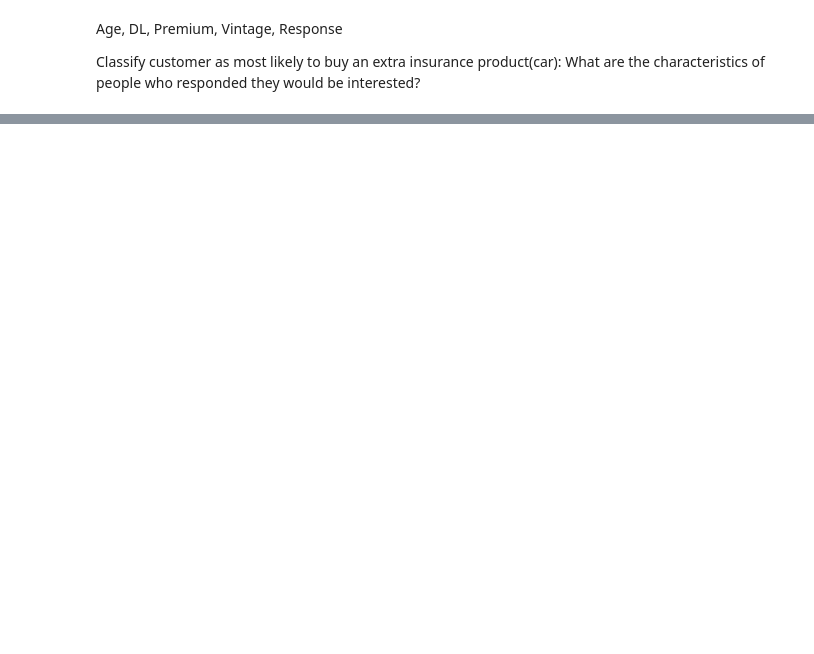
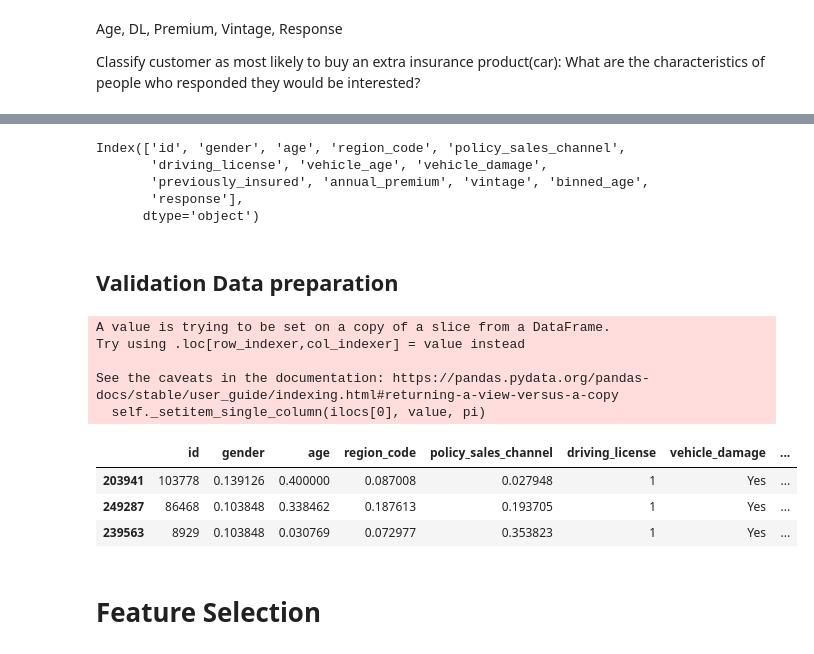
Before and after one commit to fusaa/insurance_cross_sell, a Jupyter notebook: notebook.ipynb, the cells around one changed output, grey strips where cells are left out. Drawn from its saved outputs; the diff is of its cells as text; code cells hidden in the pictures; blank space fills up the shorter version.

```diff
--- a/notebook.ipynb
+++ b/notebook.ipynb
@@ -409,0 +436,56 @@ sns.histplot(data = df, bins = 20)
+# %%
+df_clean.columns
+# %% [output]
+Index(['id', 'gender', 'age', 'region_code', 'policy_sales_channel',
+       'driving_license', 'vehicle_age', 'vehicle_damage',
+       'previously_insured', 'annual_premium', 'vintage', 'binned_age',
+       'response'],
+      dtype='object')
+# %%
+# df_clean.region_code.nunique()  # 53 -
+# df_clean.policy_sales_channel.nunique()  # 151 -
+# df_clean.vehicle_age.nunique()  # 3, continuous - 1,2,3...
+
+# Doing Gender one hot
+t_enc_gender = df_clean.groupby('gender')['response'].mean()
+df_clean.loc[:,'gender'] = df_clean['gender'].map( t_enc_gender)
+
+# Target Encoding Region
+t_enc_region = df_clean.groupby('region_code')['response'].mean()
+df_clean.loc[:, 'region_code'] = df_clean['region_code'].map(t_enc_region)
+
+# One Hot Encoding Vehicle
+df_clean = pd.get_dummies(df_clean, prefix='vehicle_age', columns = ['vehicle_age'])
+
+# Frequency Encoding Policy Channel
+# group by var and count # of examples.
+fr_policy_sales_channel = df_clean.groupby('policy_sales_channel').size() / len(df_clean)
+df_clean.loc[:,'policy_sales_channel'] = df_clean['policy_sales_channel'].map(fr_policy_sales_channel)
+# %% [markdown]
+## Validation Data preparation
+# %%
+# gender
+x_val.loc[:,'gender'] = x_val.loc[:,'gender'].map( t_enc_gender)
+
+# Target Encoding Region
+x_val.loc[:, 'region_code'] = x_val['region_code'].map(t_enc_region)
+
+# # One Hot Encoding Vehicle
+x_val = pd.get_dummies(x_val, prefix='vehicle_age', columns = ['vehicle_age'])
+
+# Frequency Encoding Policy Channel
+# group by var and count # of examples.
+x_val.loc[:,'policy_sales_channel'] = x_val['policy_sales_channel'].map(fr_policy_sales_channel)
+
+
+x_val['age'] = mms_age.fit_transform( x_val[['age']].values)
+x_val['vintage'] = mms_age.fit_transform( x_val[['vintage']].values)
+
+
+# x_val = x_val.fillna( 0 )  # some regions not in the test dataset ...
+# %% [output]
+A value is trying to be set on a copy of a slice from a DataFrame.
+Try using .loc[row_indexer,col_indexer] = value instead
+
+See the caveats in the documentation: https://pandas.pydata.org/pandas-docs/stable/user_guide/indexing.html#returning-a-view-versus-a-copy
+  self._setitem_single_column(ilocs[0], value, pi)
@@ -409,0 +494,9 @@ sns.histplot(data = df, bins = 20)
+# %%
+x_val.head(3)
+# %% [output]
+|  | id | gender | age | region_code | policy_sales_channel | driving_license | vehicle_damage | ... |
+| 203941 | 103778 | 0.139126 | 0.400000 | 0.087008 | 0.027948 | 1 | Yes | ... |
+| 249287 | 86468 | 0.103848 | 0.338462 | 0.187613 | 0.193705 | 1 | Yes | ... |
+| 239563 | 8929 | 0.103848 | 0.030769 | 0.072977 | 0.353823 | 1 | Yes | ... |
+# %% [markdown]
+# Feature Selection
```
Also changed, not shown: parts of 18 cells of this notebook.
